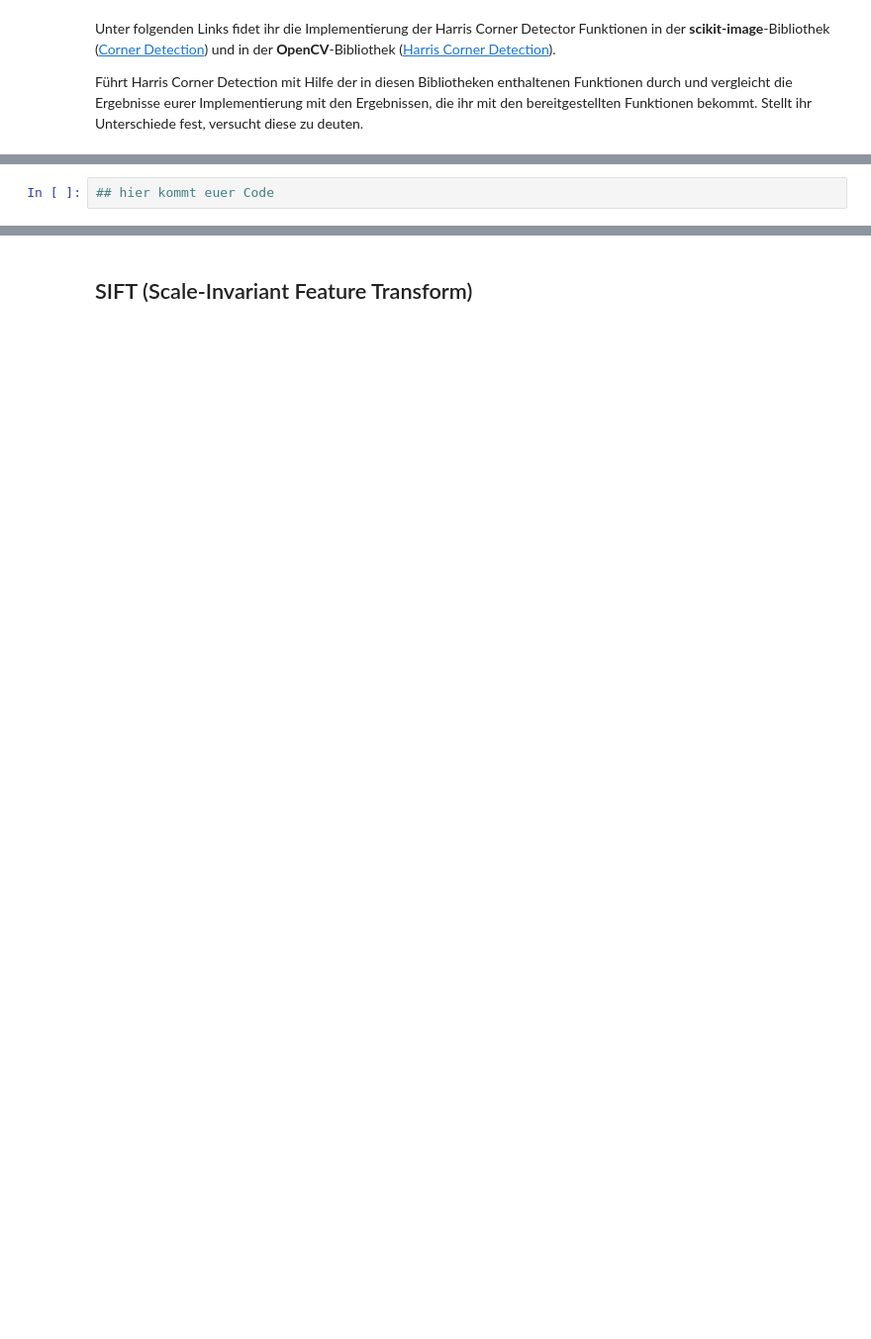
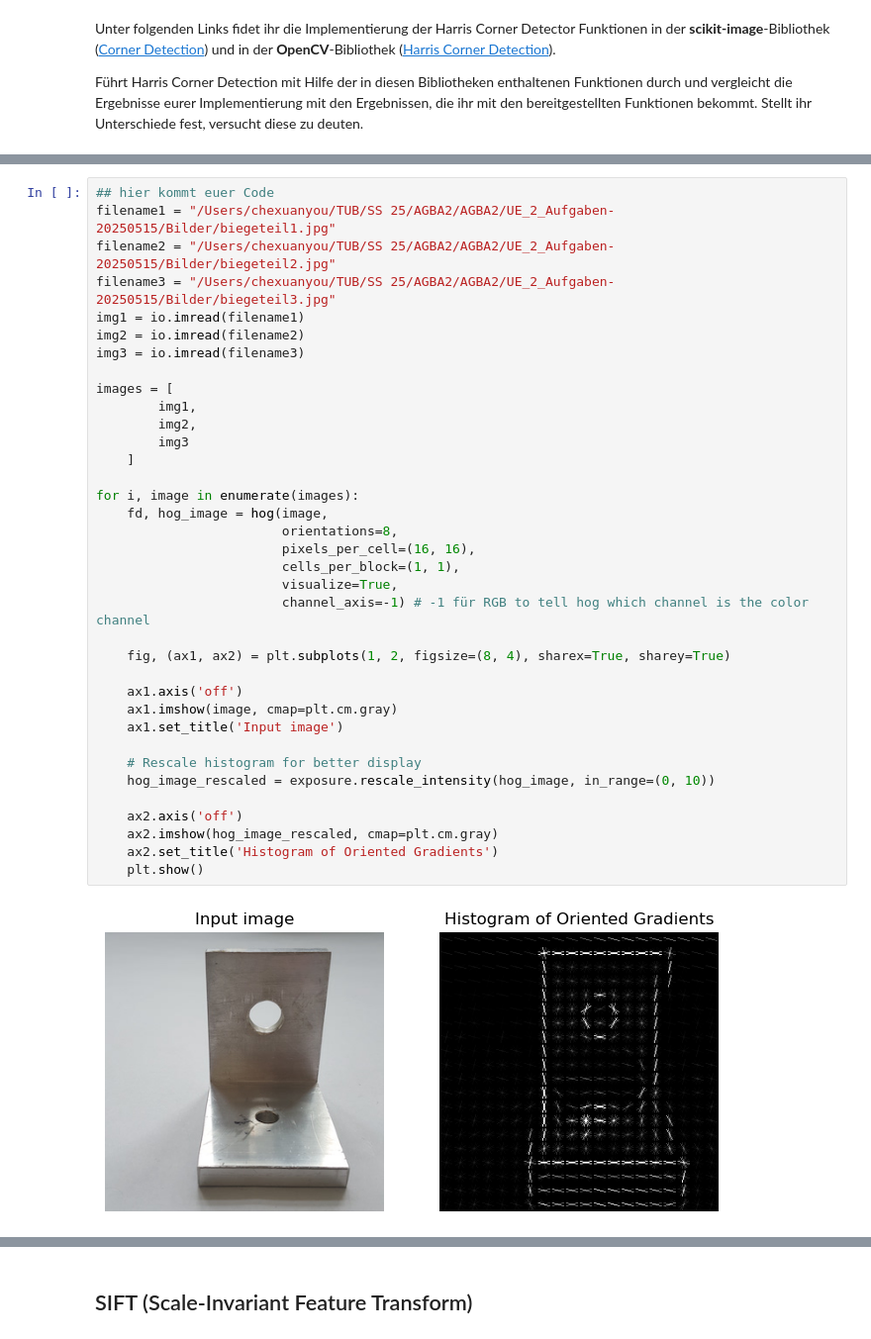
Before and after one commit to CHNCXY/AGBA2, a Jupyter notebook: UE_2_Aufgaben-20250515/UE2_Aufgaben_SoSe25.ipynb, the cells around one changed output, grey strips where cells are left out. Shown at 99% size. Saved outputs shown, nothing was run; the diff lists cells and outputs as text; blank space fills up the shorter version.

```diff
--- a/UE_2_Aufgaben-20250515/UE2_Aufgaben_SoSe25.ipynb
+++ b/UE_2_Aufgaben-20250515/UE2_Aufgaben_SoSe25.ipynb
@@ -119,3 +197,39 @@ Die **scikit-image**-Implementierung findet ihr unter den folgenden Links:
 - [Ein Beispiel mit Code für ein tieferes Verständnis](https://www.thepythoncode.com/article/hog-feature-extraction-in-python)
 # %%
 ## hier kommt euer Code
+filename1 = "/Users/chexuanyou/TUB/SS 25/AGBA2/AGBA2/UE_2_Aufgaben-20250515/Bilder/biegeteil1.jpg"
+filename2 = "/Users/chexuanyou/TUB/SS 25/AGBA2/AGBA2/UE_2_Aufgaben-20250515/Bilder/biegeteil2.jpg"
+filename3 = "/Users/chexuanyou/TUB/SS 25/AGBA2/AGBA2/UE_2_Aufgaben-20250515/Bilder/biegeteil3.jpg"
+img1 = io.imread(filename1)
+img2 = io.imread(filename2)
+img3 = io.imread(filename3)
+
+images = [
+        img1,
+        img2,
+        img3
+    ]
+
+for i, image in enumerate(images):
+    fd, hog_image = hog(image,
+                        orientations=8,
+                        pixels_per_cell=(16, 16),
+                        cells_per_block=(1, 1),
+                        visualize=True,
+                        channel_axis=-1) # -1 für RGB to tell hog which channel is the color channel
+
+    fig, (ax1, ax2) = plt.subplots(1, 2, figsize=(8, 4), sharex=True, sharey=True)
+
+    ax1.axis('off')
+    ax1.imshow(image, cmap=plt.cm.gray)
+    ax1.set_title('Input image')
+
+    # Rescale histogram for better display
+    hog_image_rescaled = exposure.rescale_intensity(hog_image, in_range=(0, 10))
+
+    ax2.axis('off')
+    ax2.imshow(hog_image_rescaled, cmap=plt.cm.gray)
+    ax2.set_title('Histogram of Oriented Gradients')
+    plt.show()
+# %% [output]
+[figure, added]
```
Also changed, not shown: parts of 8 cells of this notebook.
